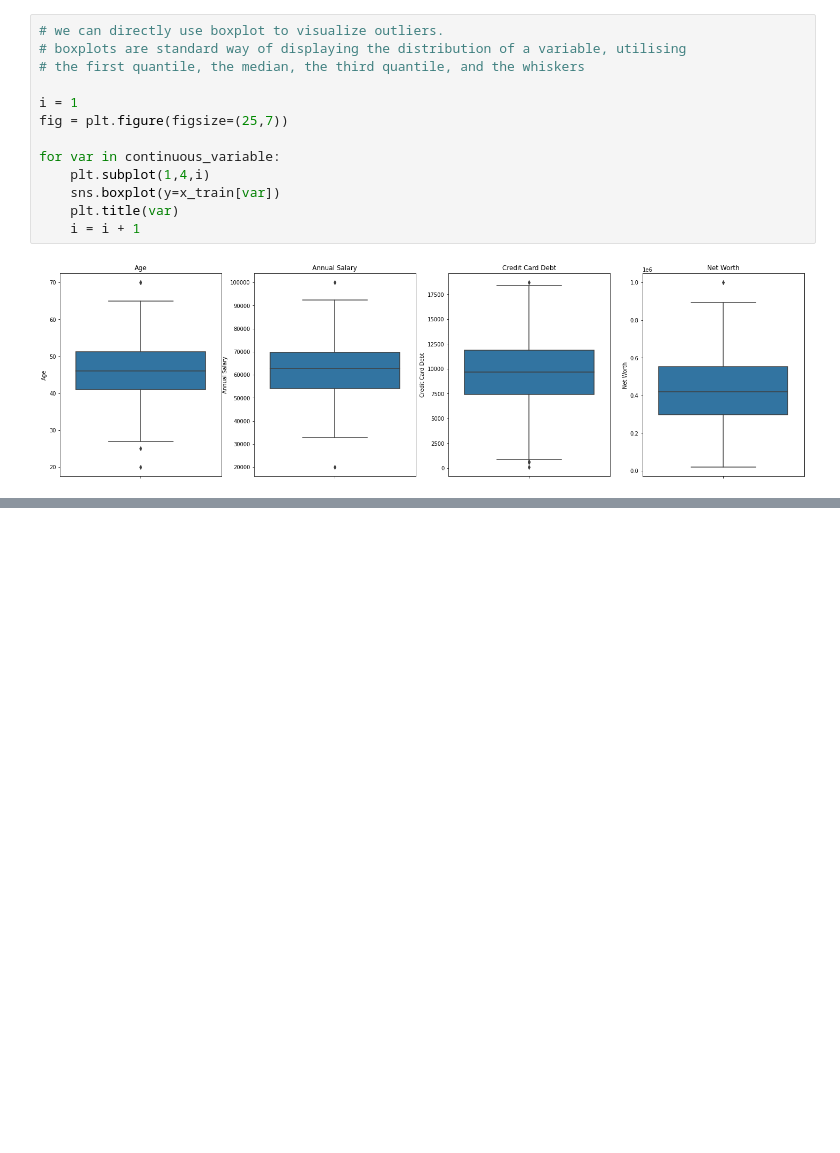
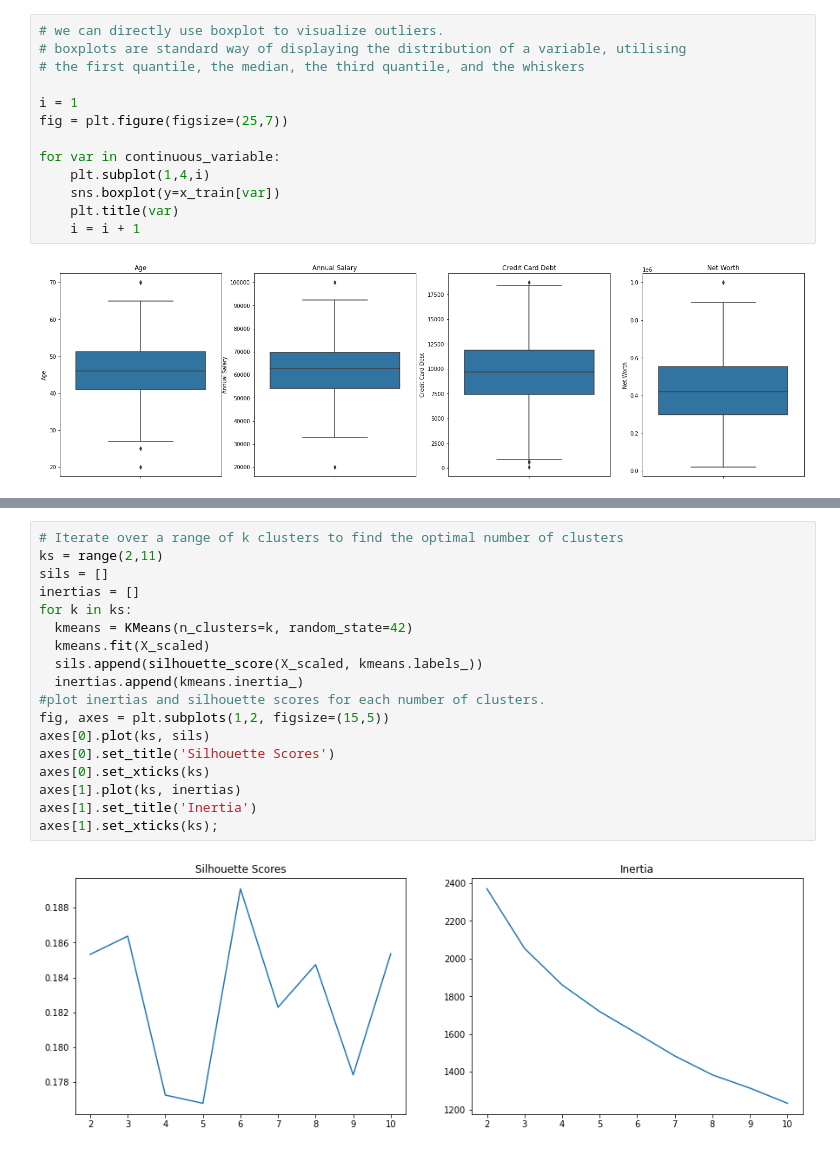
Before and after one commit to LarsonBodden/Car-Purchasing-Model, a Jupyter notebook: Project_2.ipynb, the cells around one changed output, grey strips where cells are left out. Cells and saved outputs as stored; diff of their text form; blank space fills up the shorter version.

```diff
--- a/Project_2.ipynb
+++ b/Project_2.ipynb
@@ -205,0 +260,20 @@ for var in continuous_variable:
+# %%
+# Iterate over a range of k clusters to find the optimal number of clusters
+ks = range(2,11)
+sils = []
+inertias = []
+for k in ks:
+  kmeans = KMeans(n_clusters=k, random_state=42)
+  kmeans.fit(X_scaled)
+  sils.append(silhouette_score(X_scaled, kmeans.labels_))
+  inertias.append(kmeans.inertia_)
+#plot inertias and silhouette scores for each number of clusters.
+fig, axes = plt.subplots(1,2, figsize=(15,5))
+axes[0].plot(ks, sils)
+axes[0].set_title('Silhouette Scores')
+axes[0].set_xticks(ks)
+axes[1].plot(ks, inertias)
+axes[1].set_title('Inertia')
+axes[1].set_xticks(ks);
+# %% [output]
+[figure, added]
```
Also changed, not shown: parts of 18 cells of this notebook.
